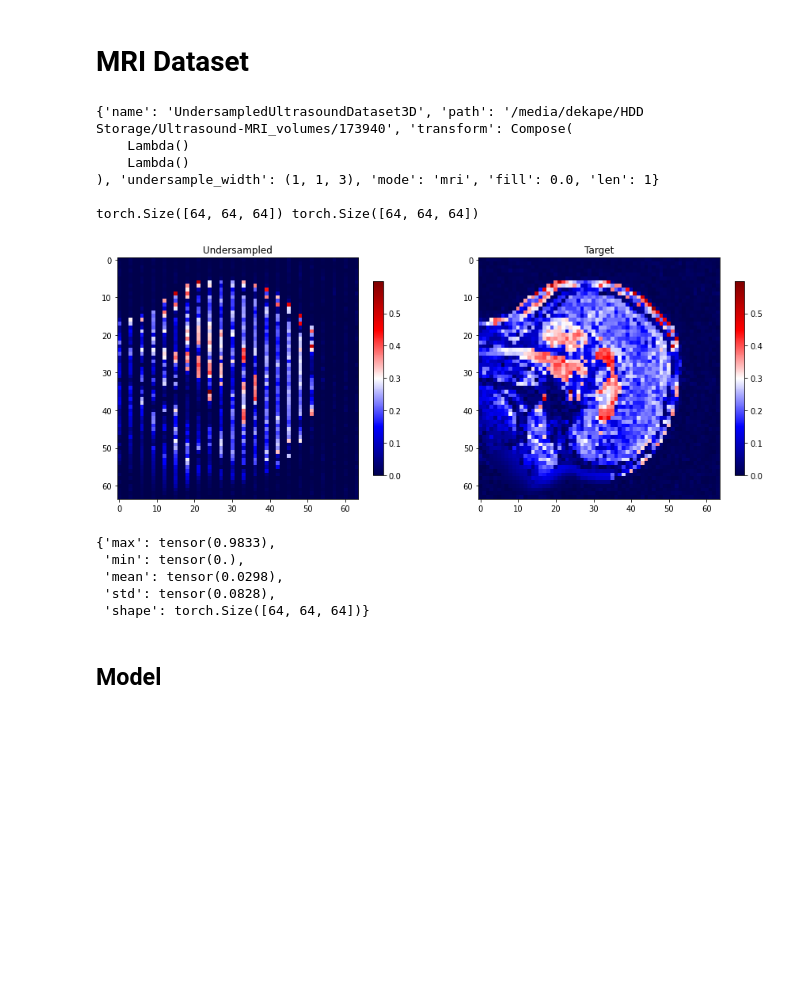
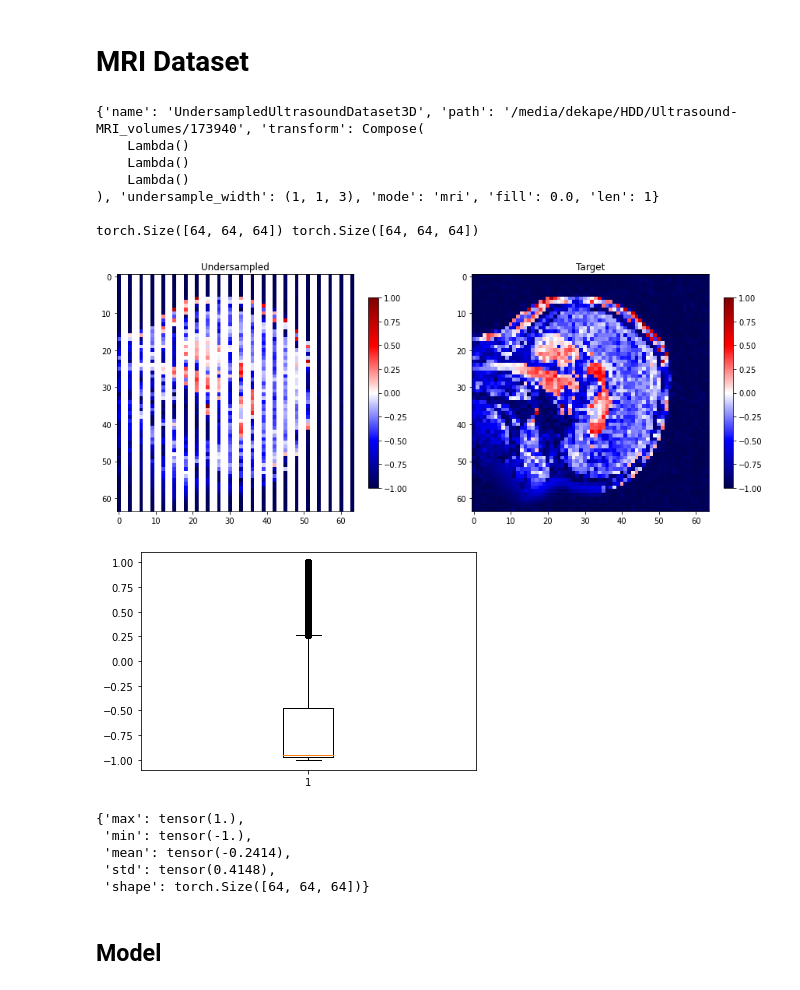
Before and after one commit to dpelacani/WienerLoss, a Jupyter notebook: examples/interpolation/ultrasound.ipynb, the cells around one changed output. Drawn from its saved outputs; the diff is of its cells as text; code cells hidden in the pictures; blank space fills up the shorter version.

```diff
--- a/examples/interpolation/ultrasound.ipynb
+++ b/examples/interpolation/ultrasound.ipynb
@@ -51,14 +55,32 @@ def scale2range(x, range=[-1, 1]):
 
 def resize(x, nc, h, w):
     return torch.nn.functional.interpolate(x.unsqueeze(0).unsqueeze(0), size=(nc, h, w)).squeeze(0).squeeze(0)
+
+def robust_scalar(x):
+    shape = x.shape
+    rs = RobustScaler()
+    x = rs.fit_transform(x.flatten(start_dim=1))
+    return torch.tensor(x.reshape(shape), dtype=torch.float32)
+
+def clip_outliers(x, fence="outer"):
+    f = 1.5 if fence=="inner" else 3.0
+    q1 = torch.quantile(x, q=0.25)
+    q3 = torch.quantile(x, q=0.75)
+    iqr = q3 - q1
+    lower = q1 - f*iqr
+    upper = q3 + f*iqr
+    x[torch.where(x < lower)] = lower
+    x[torch.where(x > upper)] = upper
+    return x
 # %%
 # Dataset
-path = os.path.abspath("/media/dekape/HDD Storage/Ultrasound-MRI_volumes/173940")
+path = os.path.abspath("/media/dekape/HDD/Ultrasound-MRI_volumes/173940")
 train_transform = Compose([
                     Lambda(lambda x: resize(x, 64, 64, 64)),
-                    # Resize(64),
-                    Lambda(lambda x: x / x.abs().max()),
-                    # Lambda(lambda x: scale2range(x)),
+                    # Lambda(lambda x: x / x.abs().max()),
+                    Lambda(lambda x: clip_outliers(x)),
+                    # Lambda(lambda x: robust_scalar(x)),
+                    Lambda(lambda x: scale2range(x, [-1, 1])),
                     # Normalize(0., 1.),
                     ])
 trainds = UndersampledUltrasoundDataset3D(path,
@@ -68,43 +90,47 @@ trainds = UndersampledUltrasoundDataset3D(path,
 print(trainds, "\n")
 
 # Dataloader
 train_loader = DataLoader(trainds,
                         batch_size=batch_size,
                         shuffle=True,
                         num_workers=4)
 
 # Sample for visualisation
 x_sample, y_sample = trainds[0]
 print(x_sample.shape, y_sample.shape)
 
 idx = int(x_sample.shape[0]/2)
 vmin, vmax, cmap =  None, None, "seismic"
 fig, axs = plt.subplots(1,2, figsize=(15,15))
 
 im = axs[0].imshow(x_sample[idx], cmap=cmap, vmin=vmin, vmax=vmax)
 fig.colorbar(im, ax=axs[0], shrink=0.3)
 axs[0].set_title("Undersampled")
 
 im = axs[1].imshow(y_sample[idx], cmap=cmap, vmin=vmin, vmax=vmax)
 fig.colorbar(im, ax=axs[1], shrink=0.3)
 axs[1].set_title("Target")
 plt.show()
+
+plt.boxplot(y_sample.flatten().numpy())
+plt.show()
+
+trainds.info(nsamples=1)
 # %% [output]
-{'name': 'UndersampledUltrasoundDataset3D', 'path': '/media/dekape/HDD Storage/Ultrasound-MRI_volumes/173940', 'transform': Compose(
+{'name': 'UndersampledUltrasoundDataset3D', 'path': '/media/dekape/HDD/Ultrasound-MRI_volumes/173940', 'transform': Compose(
+    Lambda()
     Lambda()
     Lambda()
 ), 'undersample_width': (1, 1, 3), 'mode': 'mri', 'fill': 0.0, 'len': 1}
 
 torch.Size([64, 64, 64]) torch.Size([64, 64, 64])
-[figure, old version]
+[figure, new version]
+[figure, added]
+{'max': tensor(1.),
+ 'min': tensor(-1.),
+ 'mean': tensor(-0.2414),
+ 'std': tensor(0.4148),
+ 'shape': torch.Size([64, 64, 64])}
-# %%
-trainds.info(nsamples=1)
-# %% [output]
-{'max': tensor(0.9833),
- 'min': tensor(0.),
- 'mean': tensor(0.0298),
- 'std': tensor(0.0828),
- 'shape': torch.Size([64, 64, 64])}
 # %% [markdown]
 ## Model
 # %%
```
Also changed, not shown: parts of 9 cells of this notebook.
